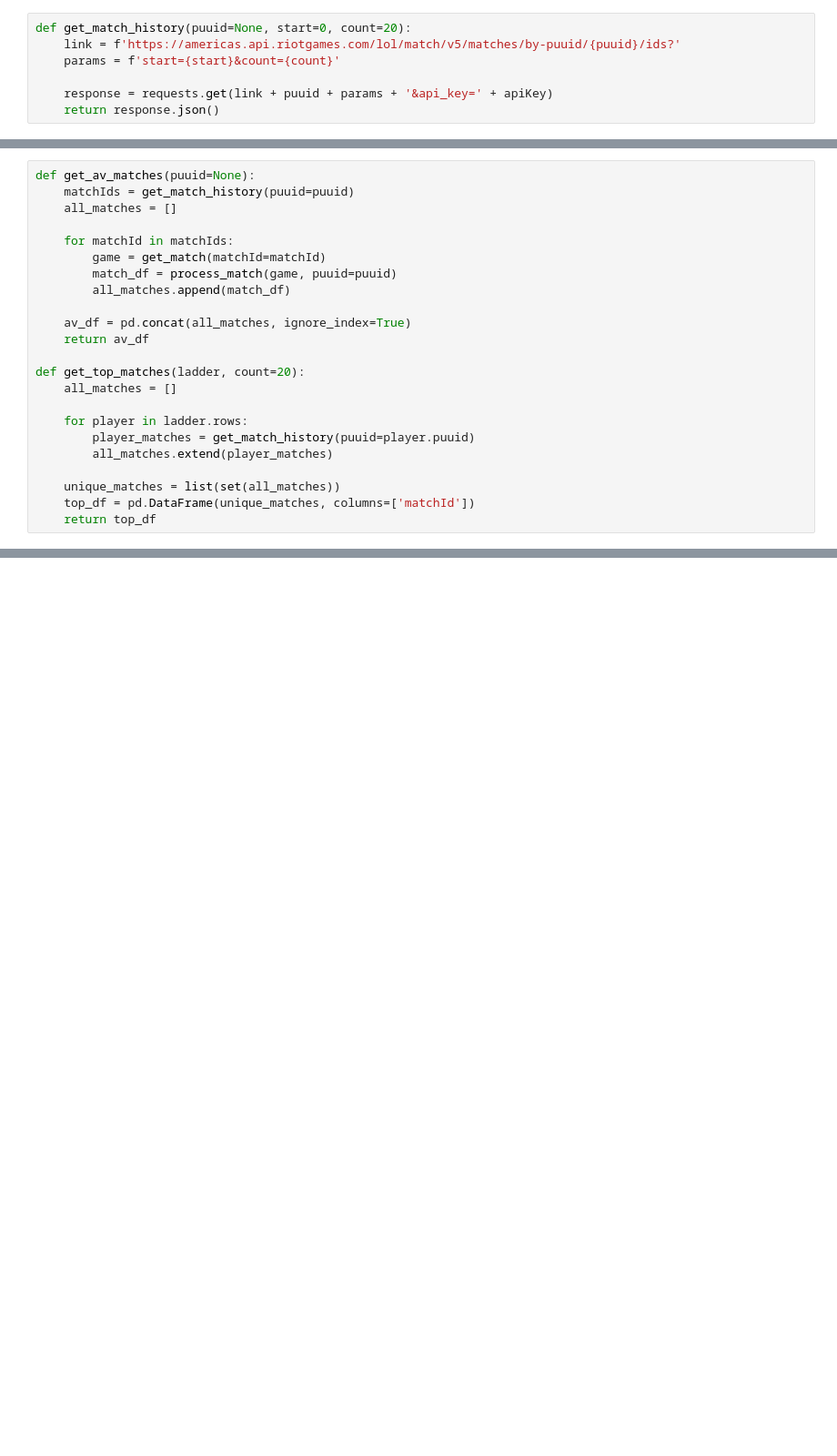
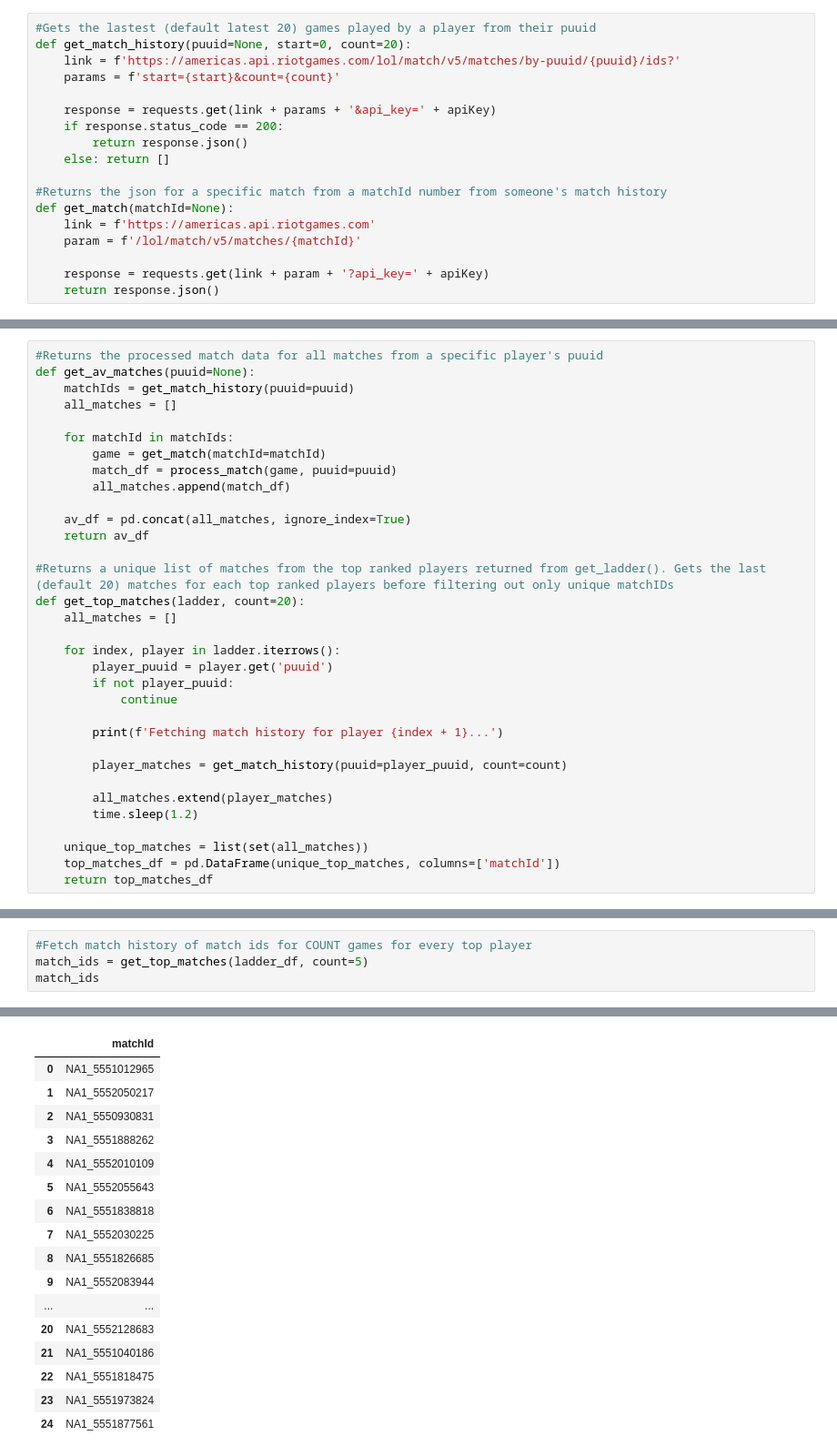
Before and after one commit to mclementi115/CS210-League-Project, a Jupyter notebook: LOLMatchAnalysis.ipynb, the cells around one changed output, grey strips where cells are left out. Shown at 91% size. Saved outputs shown, nothing was run; the diff lists cells and outputs as text; blank space fills up the shorter version.

```diff
--- a/LOLMatchAnalysis.ipynb
+++ b/LOLMatchAnalysis.ipynb
@@ -47,7 +53,18 @@ def get_ladder(top=300):
 # %%
+#Gets the lastest (default latest 20) games played by a player from their puuid
 def get_match_history(puuid=None, start=0, count=20):
     link = f'https://americas.api.riotgames.com/lol/match/v5/matches/by-puuid/{puuid}/ids?'
     params = f'start={start}&count={count}'
 
-    response = requests.get(link + puuid + params + '&api_key=' + apiKey)
+    response = requests.get(link + params + '&api_key=' + apiKey)
+    if response.status_code == 200:
+        return response.json()
+    else: return []
+
+#Returns the json for a specific match from a matchId number from someone's match history
+def get_match(matchId=None):
+    link = f'https://americas.api.riotgames.com'
+    param = f'/lol/match/v5/matches/{matchId}'
+
+    response = requests.get(link + param + '?api_key=' + apiKey)
     return response.json()
@@ -121,4 +295,5 @@ def process_match(match_json, db_path='league_data.db'):
 # %%
+#Returns the processed match data for all matches from a specific player's puuid
 def get_av_matches(puuid=None):
     matchIds = get_match_history(puuid=puuid)
     all_matches = []
@@ -131,13 +306,22 @@ def get_av_matches(puuid=None):
     av_df = pd.concat(all_matches, ignore_index=True)
     return av_df
 
+#Returns a unique list of matches from the top ranked players returned from get_ladder(). Gets the last (default 20) matches for each top ranked players before filtering out only unique matchIDs
 def get_top_matches(ladder, count=20):
     all_matches = []
 
-    for player in ladder.rows:
-        player_matches = get_match_history(puuid=player.puuid)
+    for index, player in ladder.iterrows():
+        player_puuid = player.get('puuid')
+        if not player_puuid:
+            continue
+
+        print(f'Fetching match history for player {index + 1}...')
+
+        player_matches = get_match_history(puuid=player_puuid, count=count)
+
         all_matches.extend(player_matches)
+        time.sleep(1.2)
 
-    unique_matches = list(set(all_matches))
-    top_df = pd.DataFrame(unique_matches, columns=['matchId'])
-    return top_df
+    unique_top_matches = list(set(all_matches))
+    top_matches_df = pd.DataFrame(unique_top_matches, columns=['matchId'])
+    return top_matches_df
@@ -143,0 +339,5 @@ def get_top_matches(ladder, count=20):
+# %%
+#Fetch match history of match ids for COUNT games for every top player
+match_ids = get_top_matches(ladder_df, count=5)
+match_ids
+# %% [output]
@@ -144 +349,18 @@ def get_top_matches(ladder, count=20):
+|  | matchId |
+| 0 | NA1_5551012965 |
+| 1 | NA1_5552050217 |
+| 2 | NA1_5550930831 |
+| 3 | NA1_5551888262 |
+| 4 | NA1_5552010109 |
+| 5 | NA1_5552055643 |
+| 6 | NA1_5551838818 |
+| 7 | NA1_5552030225 |
+| 8 | NA1_5551826685 |
+| 9 | NA1_5552083944 |
+| ... | ... |
+| 20 | NA1_5552128683 |
+| 21 | NA1_5551040186 |
+| 22 | NA1_5551818475 |
+| 23 | NA1_5551973824 |
+| 24 | NA1_5551877561 |
 # %%
```
Also changed, not shown: parts of 10 cells of this notebook.
